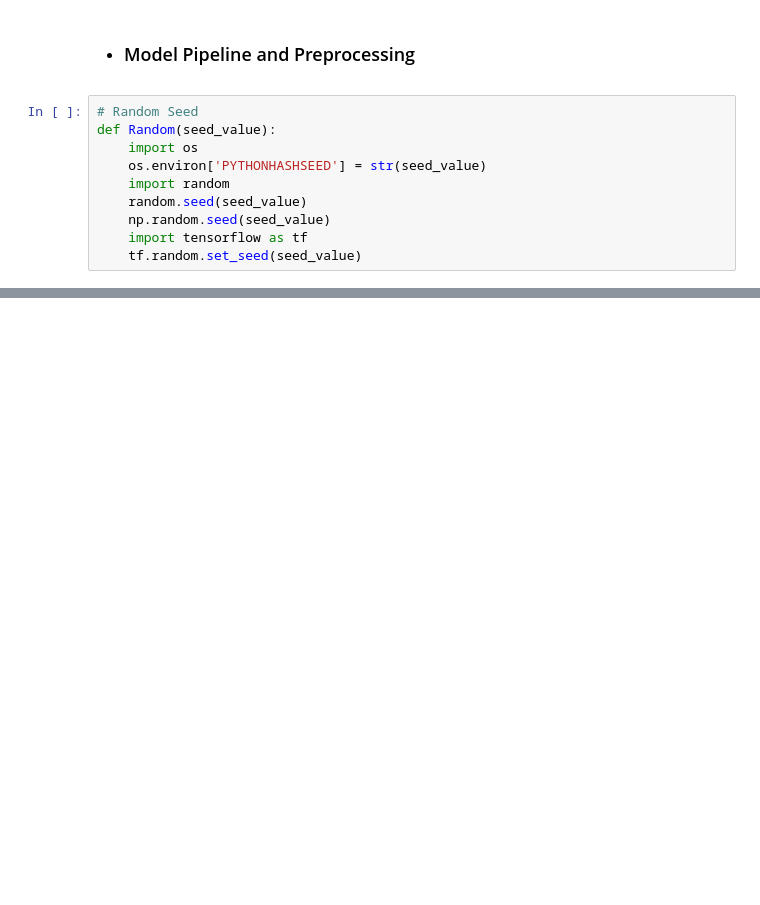
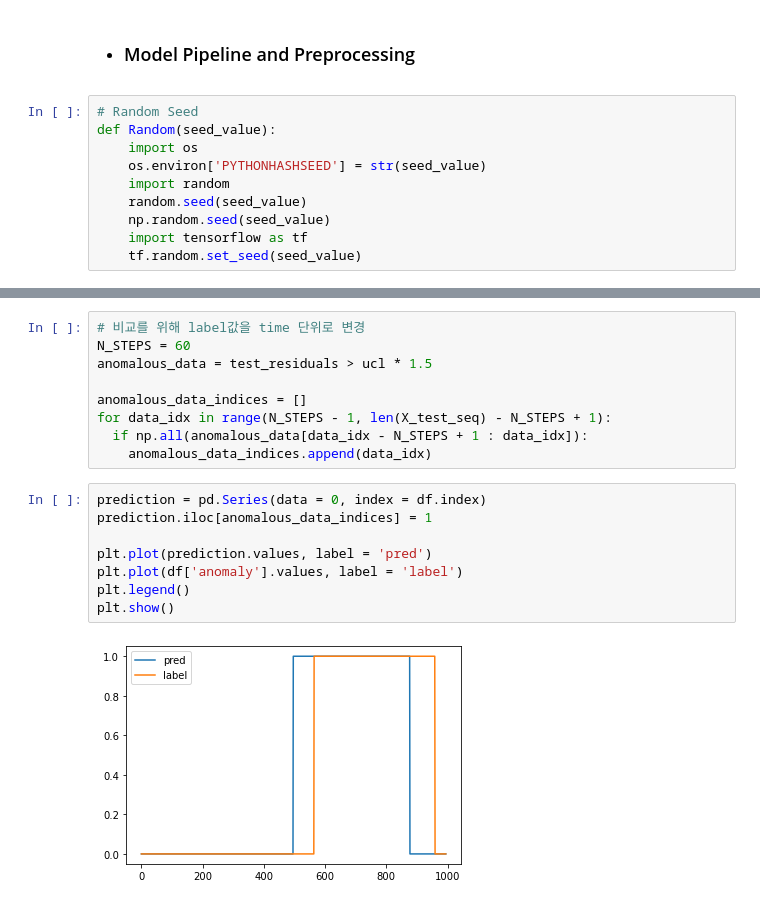
Before and after one commit to seuno2/seuno2.github.io, a Jupyter notebook: personal-project-anomaly-detection.ipynb, the cells around one changed output, grey strips where cells are left out. Saved outputs shown, nothing was run; the diff lists cells and outputs as text; blank space fills up the shorter version.

```diff
--- a/personal-project-anomaly-detection.ipynb
+++ b/personal-project-anomaly-detection.ipynb
@@ -245,0 +251,19 @@ Epoch 100/100
+# %%
+# 비교를 위해 label값을 time 단위로 변경
+N_STEPS = 60
+anomalous_data = test_residuals > ucl * 1.5
+
+anomalous_data_indices = []
+for data_idx in range(N_STEPS - 1, len(X_test_seq) - N_STEPS + 1):
+  if np.all(anomalous_data[data_idx - N_STEPS + 1 : data_idx]):
+    anomalous_data_indices.append(data_idx)
+# %%
+prediction = pd.Series(data = 0, index = df.index)
+prediction.iloc[anomalous_data_indices] = 1
+
+plt.plot(prediction.values, label = 'pred')
+plt.plot(df['anomaly'].values, label = 'label')
+plt.legend()
+plt.show()
+# %% [output]
+[figure, added]
```
Also changed, not shown: parts of 12 cells of this notebook.
